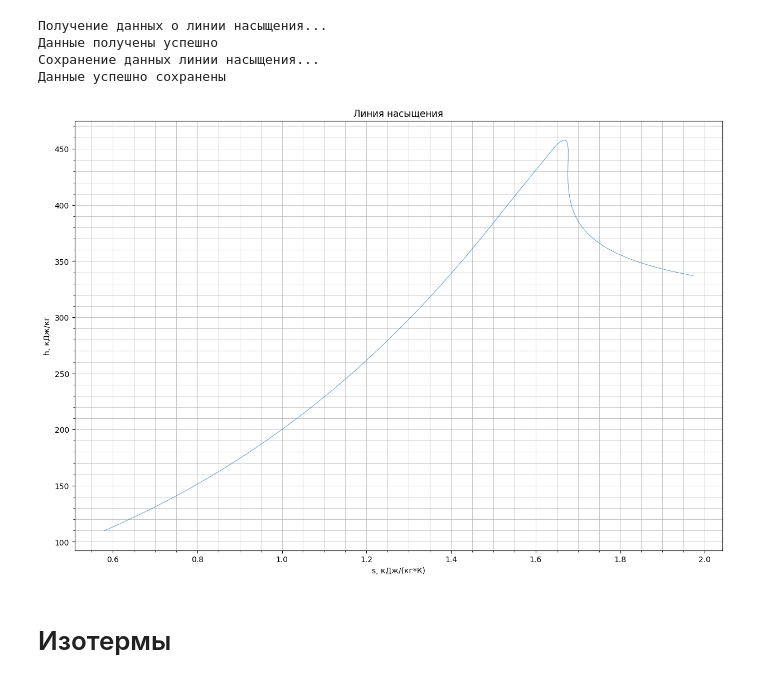
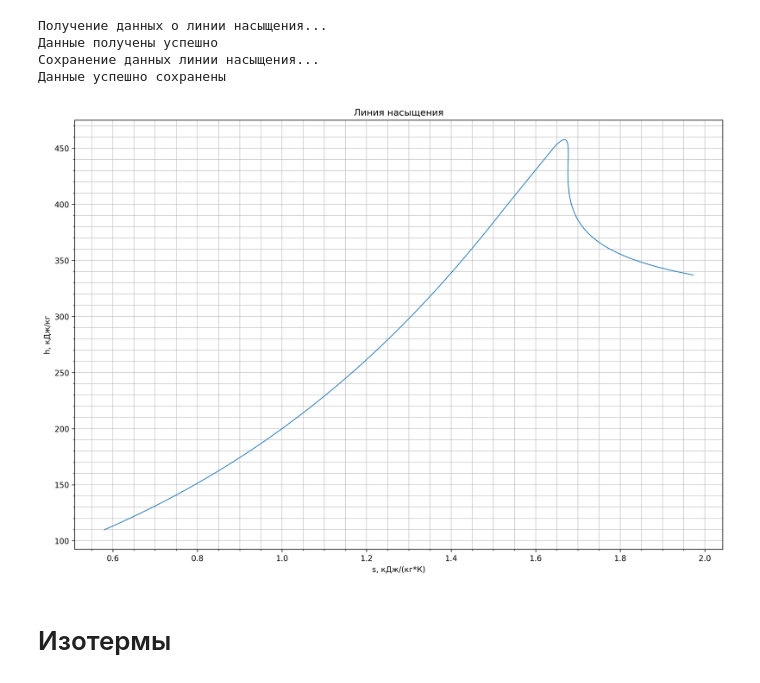
Before and after one commit to BaranovSerV/H-S-Diagram, a Jupyter notebook: main.ipynb, the cells around one changed output. Drawn from its saved outputs; the diff is of its cells as text; code cells hidden in the pictures.

```diff
--- a/main.ipynb
+++ b/main.ipynb
@@ -6,5 +7,3 @@ from src.worker import Worker
-# %%
-ID = "C75694" # ID вашего вещества
 # %%
 worker = Worker(ID)
 # %% [markdown]
@@ -23,16 +22,16 @@ T_saturation, S_saturation, H_saturation = worker.saturation(TLow_saturation, TH
 Сохранение данных линии насыщения...
 Данные успешно сохранены
 # %%
-plt.subplots(figsize=(15, 10))
-plt.plot(S_saturation, H_saturation, linewidth=0.5)
+plt.subplots(figsize=(15, 10), dpi=300)
+plt.plot(S_saturation, H_saturation, linewidth=1)
 plt.ylabel("h, кДж/кг")
 plt.xlabel("s, кДж/(кг*К)")
 plt.title("Линия насыщения")
 plt.grid(True, which='both', linewidth=0.5)
 plt.minorticks_on()
 plt.show()
 # %% [output]
-[figure, old version]
+[figure, new version]
 # %% [markdown]
 # Изотермы
 # %%
```
Also changed, not shown: parts of 7 cells of this notebook, 19 other files.
